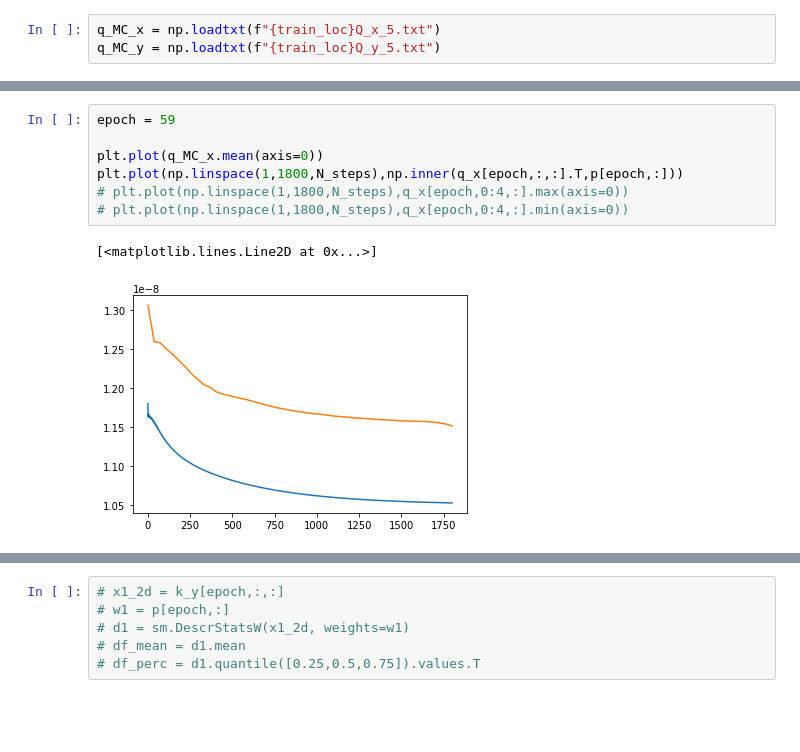
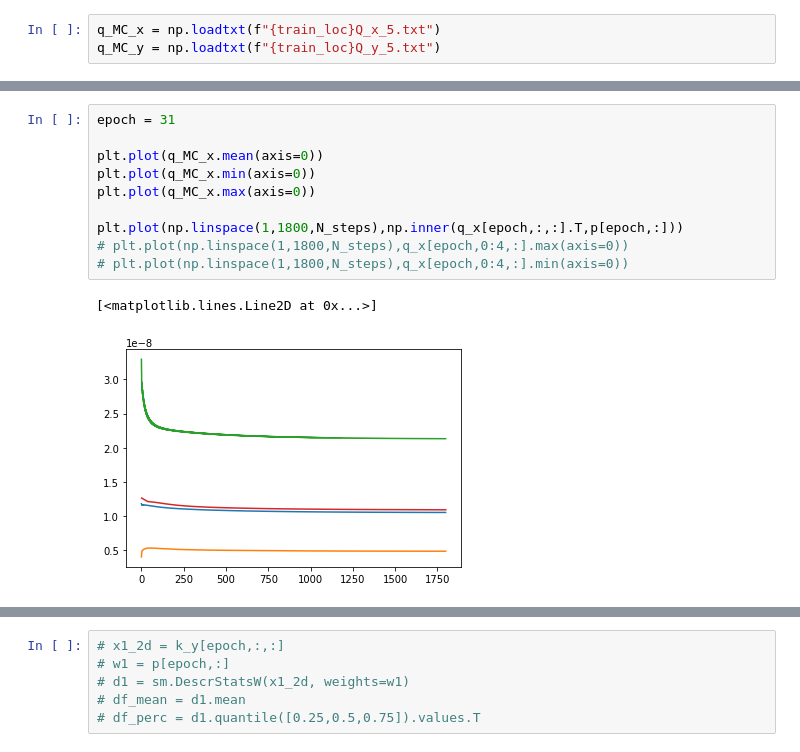
Before and after one commit to dbelivanis/Information-Theory-2, a Jupyter notebook: Optimization/check.ipynb, the cells around one changed output, grey strips where cells are left out. Drawn from its saved outputs; the diff is of its cells as text; blank space fills up the shorter version.

```diff
--- a/Optimization/check.ipynb
+++ b/Optimization/check.ipynb
@@ -83,12 +87,15 @@ plt.plot(np.linspace(1,1800,N_steps),np.inner(q_y[epoch,:,:].T,p[epoch,:]))
 [<matplotlib.lines.Line2D at 0x...>]
 [figure]
 # %%
-epoch = 59
+epoch = 31
 
 plt.plot(q_MC_x.mean(axis=0))
+plt.plot(q_MC_x.min(axis=0))
+plt.plot(q_MC_x.max(axis=0))
+
 plt.plot(np.linspace(1,1800,N_steps),np.inner(q_x[epoch,:,:].T,p[epoch,:]))
 # plt.plot(np.linspace(1,1800,N_steps),q_x[epoch,0:4,:].max(axis=0))
 # plt.plot(np.linspace(1,1800,N_steps),q_x[epoch,0:4,:].min(axis=0))
 # %% [output]
 [<matplotlib.lines.Line2D at 0x...>]
-[figure, old version]
+[figure, new version]
```
Also changed, not shown: parts of 12 cells of this notebook, 3 other files.
